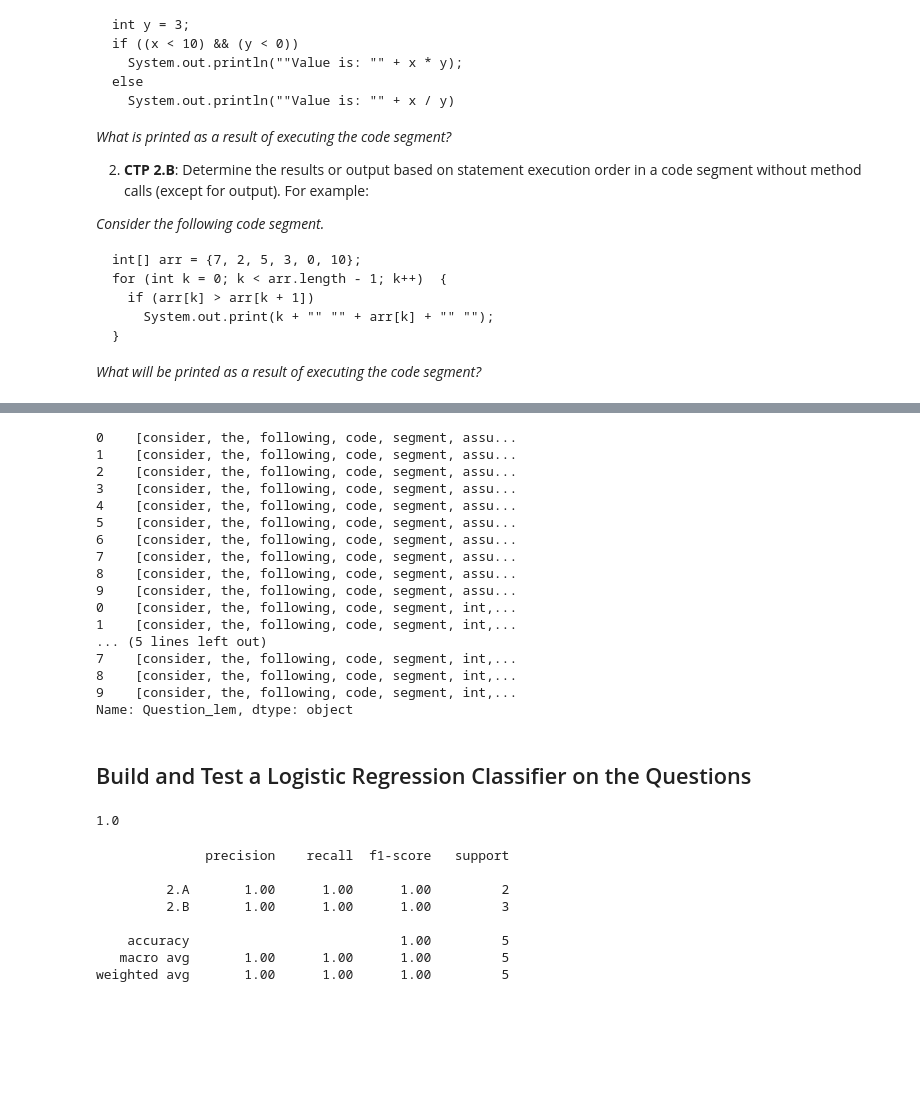
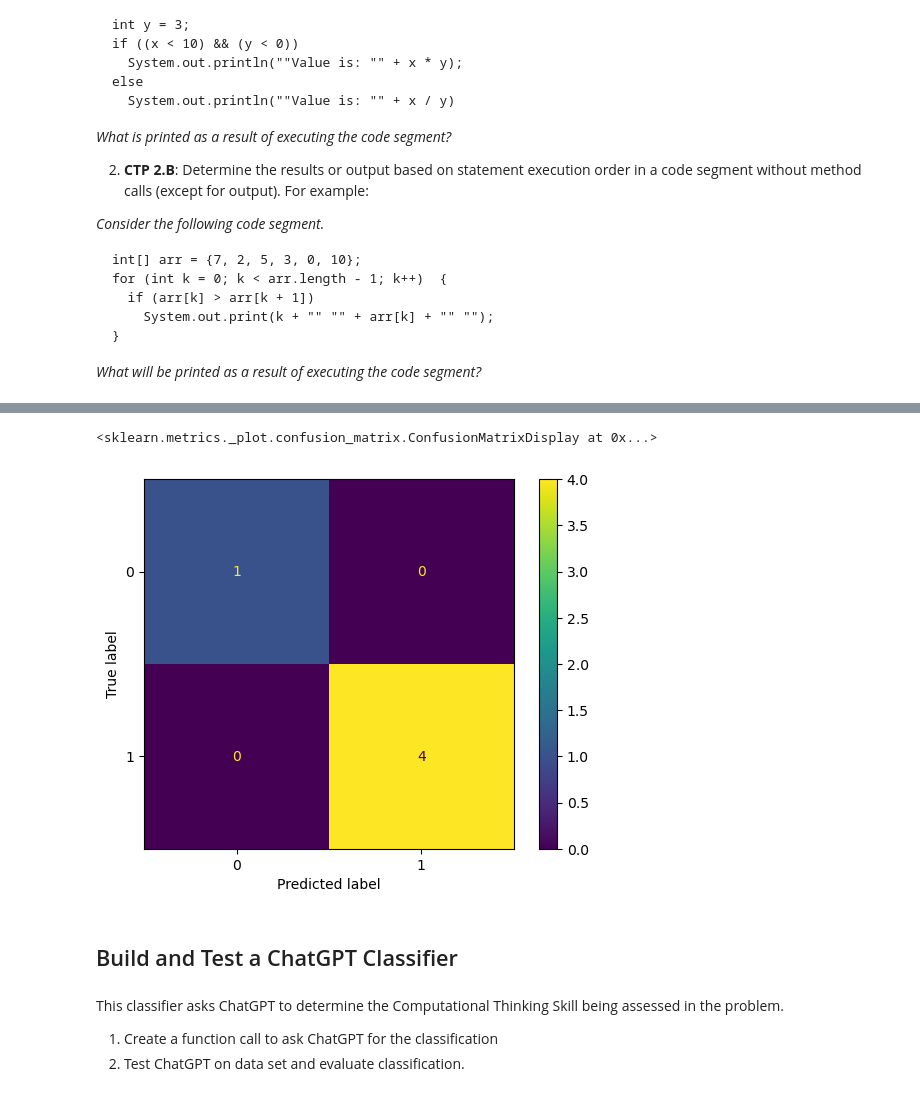
Before and after one commit to jgoett2/Phase5-Project, a Jupyter notebook: MVP.ipynb, the cells around one changed output, grey strips where cells are left out. Drawn from its saved outputs; the diff is of its cells as text; code cells hidden in the pictures; blank space fills up the shorter version.

```diff
--- a/MVP.ipynb
+++ b/MVP.ipynb
@@ -88,6 +99,10 @@ def lemmatize_text(text):
 
 tfidf = TfidfVectorizer(strip_accents='ascii', tokenizer=lemmatize_text, stop_words="english", max_features=10)
 
-result = tfidf.fit_transform(df["Question"])
-
-X = pd.DataFrame(result.toarray(), columns=tfidf.get_feature_names_out())
+pipeline = [("tfidf",TfidfVectorizer(strip_accents='ascii', tokenizer=lemmatize_text, stop_words="english", max_features=10)),
+            ("lr", LogisticRegression())]
+pipe = Pipeline(steps=pipeline)
+# %%
+X_train, X_test, y_train, y_test = train_test_split(df["Question"], df["Classification"])
+
+pipe.fit(X_train, y_train)
@@ -93,0 +115,4 @@ X = pd.DataFrame(result.toarray(), columns=tfidf.get_feature_names_out())
+# %%
+y_test_pred = pipe.predict(X_test)
+print(classification_report(y_test, y_test_pred))
+con_mat = confusion_matrix(y_test, y_test_pred)
@@ -93,0 +128,11 @@ X = pd.DataFrame(result.toarray(), columns=tfidf.get_feature_names_out())
+# %%
+ConfusionMatrixDisplay(con_mat).plot()
+# %% [output]
+<sklearn.metrics._plot.confusion_matrix.ConfusionMatrixDisplay at 0x...>
+[figure, added]
+# %% [markdown]
+## Build and Test a ChatGPT Classifier
+# %% [markdown]
+This classifier asks ChatGPT to determine the Computational Thinking Skill being assessed in the problem.
+1.  Create a function call to ask ChatGPT for the classification
+2.  Test ChatGPT on data set and evaluate classification.
@@ -94,23 +174,2 @@ X = pd.DataFrame(result.toarray(), columns=tfidf.get_feature_names_out())
 # %%
-df["Question_lem"] = df["Question"].apply(lemmatize_text)
-df["Question_lem"]
+df["GPT_Classify"] = df["Question"].apply(gpt_classify)
-# %% [output]
-0    [consider, the, following, code, segment, assu...
-1    [consider, the, following, code, segment, assu...
-2    [consider, the, following, code, segment, assu...
-3    [consider, the, following, code, segment, assu...
-4    [consider, the, following, code, segment, assu...
-5    [consider, the, following, code, segment, assu...
-6    [consider, the, following, code, segment, assu...
-7    [consider, the, following, code, segment, assu...
-8    [consider, the, following, code, segment, assu...
-9    [consider, the, following, code, segment, assu...
-0    [consider, the, following, code, segment, int,...
-1    [consider, the, following, code, segment, int,...
-... (5 lines left out)
-7    [consider, the, following, code, segment, int,...
-8    [consider, the, following, code, segment, int,...
-9    [consider, the, following, code, segment, int,...
-Name: Question_lem, dtype: object
-# %% [markdown]
-## Build and Test a Logistic Regression Classifier on the Questions
@@ -123,20 +175,0 @@ from sklearn.metrics import confusion_matrix
-# %%
-X_train, X_test, y_train, y_test = train_test_split(X, df["Classification"])
-
-lr = LogisticRegression()
-lr.fit(X_train, y_train)
-lr.score(X_train, y_train)
-# %% [output]
-1.0
-# %%
-y_test_pred = lr.predict(X_test)
-print(classification_report(y_test, y_test_pred))
-# %% [output]
-              precision    recall  f1-score   support
-
-         2.A       1.00      1.00      1.00         2
-         2.B       1.00      1.00      1.00         3
-
-    accuracy                           1.00         5
-   macro avg       1.00      1.00      1.00         5
-weighted avg       1.00      1.00      1.00         5
```
Also changed, not shown: parts of 13 cells of this notebook.
